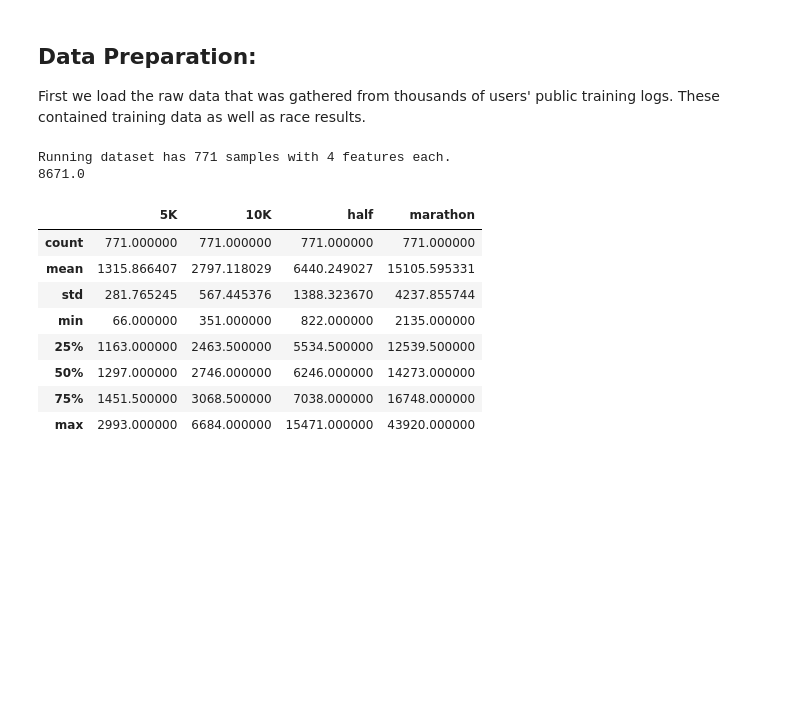
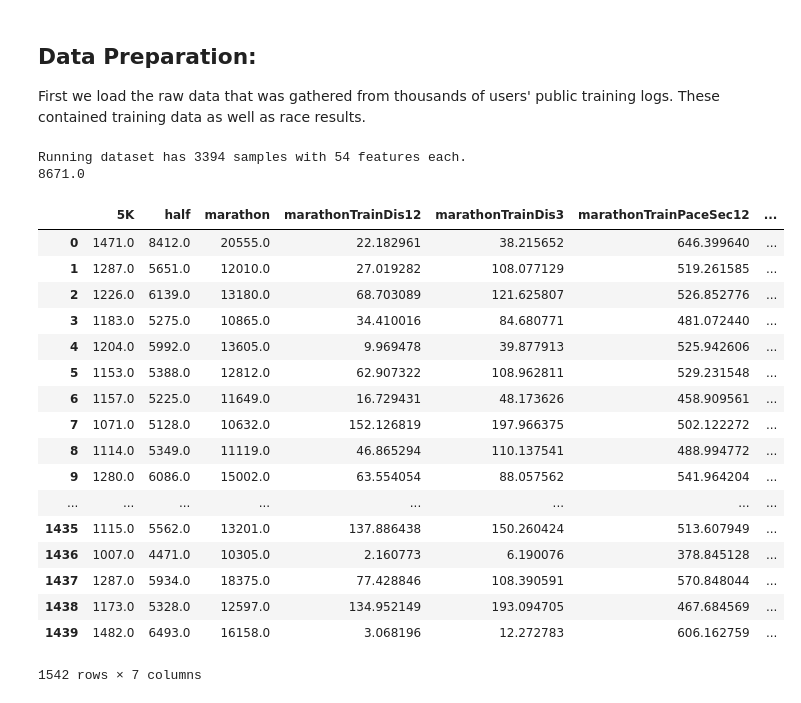
Before and after one commit to dbilenkin/machine-learning, a Jupyter notebook: MLRacePredictor/MLRacePredictor.ipynb, the cells around one changed output. Saved outputs shown, nothing was run; the diff lists cells and outputs as text; code cells hidden in the pictures; blank space fills up the shorter version.

```diff
--- a/MLRacePredictor/MLRacePredictor.ipynb
+++ b/MLRacePredictor/MLRacePredictor.ipynb
@@ -12,50 +12,72 @@ import pandas as pd
 from IPython.display import display # Allows the use of display() for DataFrames
 import datetime
 import time
+
+pd.set_option('display.max_rows', 500)
 
 # Pretty display for notebooks
 %matplotlib inline
 
 # Display a description of the dataset
 pd.set_option('display.max_columns', 500)
 
 # Load the wholesale customers dataset
 try:
-    all_data = pd.read_csv("../data.csv")
-    print "Running dataset has {} samples with {} features each.".format(*data.shape)
+    all_data = pd.read_csv("marathonData.csv")
+    print "Running dataset has {} samples with {} features each.".format(*all_data.shape)
 except:
     print "Dataset could not be loaded. Is the dataset missing?"
 
-data = all_data[['5K','10K','half','marathon']].dropna()
-data.reset_index(drop=True, inplace=True)
+m_data = all_data[[
+    '5K','half','marathon','marathonTrainDis12',
+    'marathonTrainDis3','marathonTrainPaceSec12',
+    'marathonTrainDays12']].dropna()
 
+
+m_data = m_data.replace(0,np.nan).dropna()
+m_data = m_data.replace('null',np.nan).dropna()
+
+m_data.reset_index(drop=True, inplace=True)
+
+#data = data.drop(['marathonDate','halfDate','5KDate'], axis=1)
 
 x = time.strptime('2:24:31','%H:%M:%S')
 seconds = datetime.timedelta(hours=x.tm_hour,minutes=x.tm_min,seconds=x.tm_sec).total_seconds()
 print seconds
 
 def timeToSeconds(t):
     t = t.split('.')[0]
     try:
         x = time.strptime(t,'%H:%M:%S')
         return datetime.timedelta(hours=x.tm_hour,minutes=x.tm_min,seconds=x.tm_sec).total_seconds()
     except:
         x = time.strptime(t,'%M:%S')
         return datetime.timedelta(minutes=x.tm_min,seconds=x.tm_sec).total_seconds()
 
-data = data.applymap(lambda x: timeToSeconds(x))
+m_data['5K'] = m_data['5K'].map(lambda x: timeToSeconds(x))
+m_data['half'] = m_data['half'].map(lambda x: timeToSeconds(x))
+m_data['marathon'] = m_data['marathon'].map(lambda x: timeToSeconds(x))
 
 #data['distance'] = data['distance'].map(lambda x: x.split(" ")[0])
-display(data.describe())
+display(m_data)
 # %% [output]
-Running dataset has 771 samples with 4 features each.
+Running dataset has 3394 samples with 54 features each.
 8671.0
-|  | 5K | 10K | half | marathon |
-| count | 771.000000 | 771.000000 | 771.000000 | 771.000000 |
-| mean | 1315.866407 | 2797.118029 | 6440.249027 | 15105.595331 |
-| std | 281.765245 | 567.445376 | 1388.323670 | 4237.855744 |
-| min | 66.000000 | 351.000000 | 822.000000 | 2135.000000 |
-| 25% | 1163.000000 | 2463.500000 | 5534.500000 | 12539.500000 |
-| 50% | 1297.000000 | 2746.000000 | 6246.000000 | 14273.000000 |
-| 75% | 1451.500000 | 3068.500000 | 7038.000000 | 16748.000000 |
-| max | 2993.000000 | 6684.000000 | 15471.000000 | 43920.000000 |
+|  | 5K | half | marathon | marathonTrainDis12 | marathonTrainDis3 | marathonTrainPaceSec12 | ... |
+| 0 | 1471.0 | 8412.0 | 20555.0 | 22.182961 | 38.215652 | 646.399640 | ... |
+| 1 | 1287.0 | 5651.0 | 12010.0 | 27.019282 | 108.077129 | 519.261585 | ... |
+| 2 | 1226.0 | 6139.0 | 13180.0 | 68.703089 | 121.625807 | 526.852776 | ... |
+| 3 | 1183.0 | 5275.0 | 10865.0 | 34.410016 | 84.680771 | 481.072440 | ... |
+| 4 | 1204.0 | 5992.0 | 13605.0 | 9.969478 | 39.877913 | 525.942606 | ... |
+| 5 | 1153.0 | 5388.0 | 12812.0 | 62.907322 | 108.962811 | 529.231548 | ... |
+| 6 | 1157.0 | 5225.0 | 11649.0 | 16.729431 | 48.173626 | 458.909561 | ... |
+| 7 | 1071.0 | 5128.0 | 10632.0 | 152.126819 | 197.966375 | 502.122272 | ... |
+| 8 | 1114.0 | 5349.0 | 11119.0 | 46.865294 | 110.137541 | 488.994772 | ... |
+| 9 | 1280.0 | 6086.0 | 15002.0 | 63.554054 | 88.057562 | 541.964204 | ... |
+| ... | ... | ... | ... | ... | ... | ... | ... |
+| 1435 | 1115.0 | 5562.0 | 13201.0 | 137.886438 | 150.260424 | 513.607949 | ... |
+| 1436 | 1007.0 | 4471.0 | 10305.0 | 2.160773 | 6.190076 | 378.845128 | ... |
+| 1437 | 1287.0 | 5934.0 | 18375.0 | 77.428846 | 108.390591 | 570.848044 | ... |
+| 1438 | 1173.0 | 5328.0 | 12597.0 | 134.952149 | 193.094705 | 467.684569 | ... |
+| 1439 | 1482.0 | 6493.0 | 16158.0 | 3.068196 | 12.272783 | 606.162759 | ... |
+1542 rows × 7 columns
```
Also changed, not shown: parts of 18 cells of this notebook, 21 other files.
